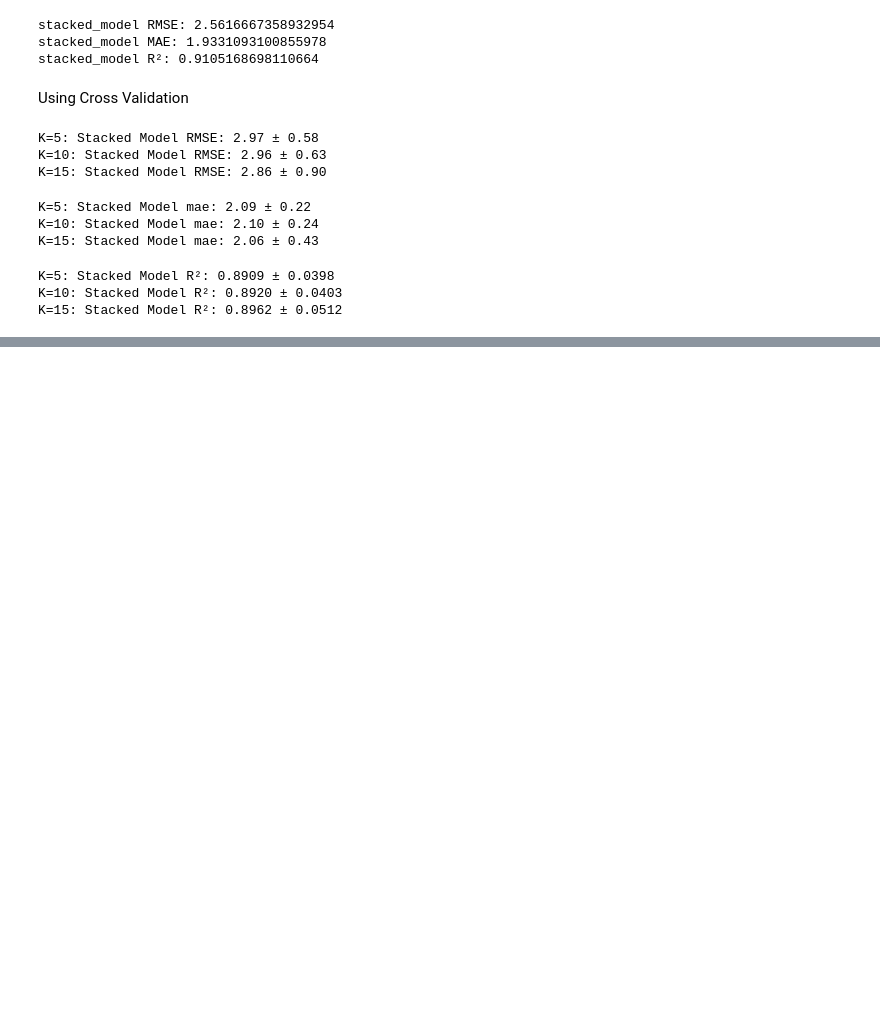
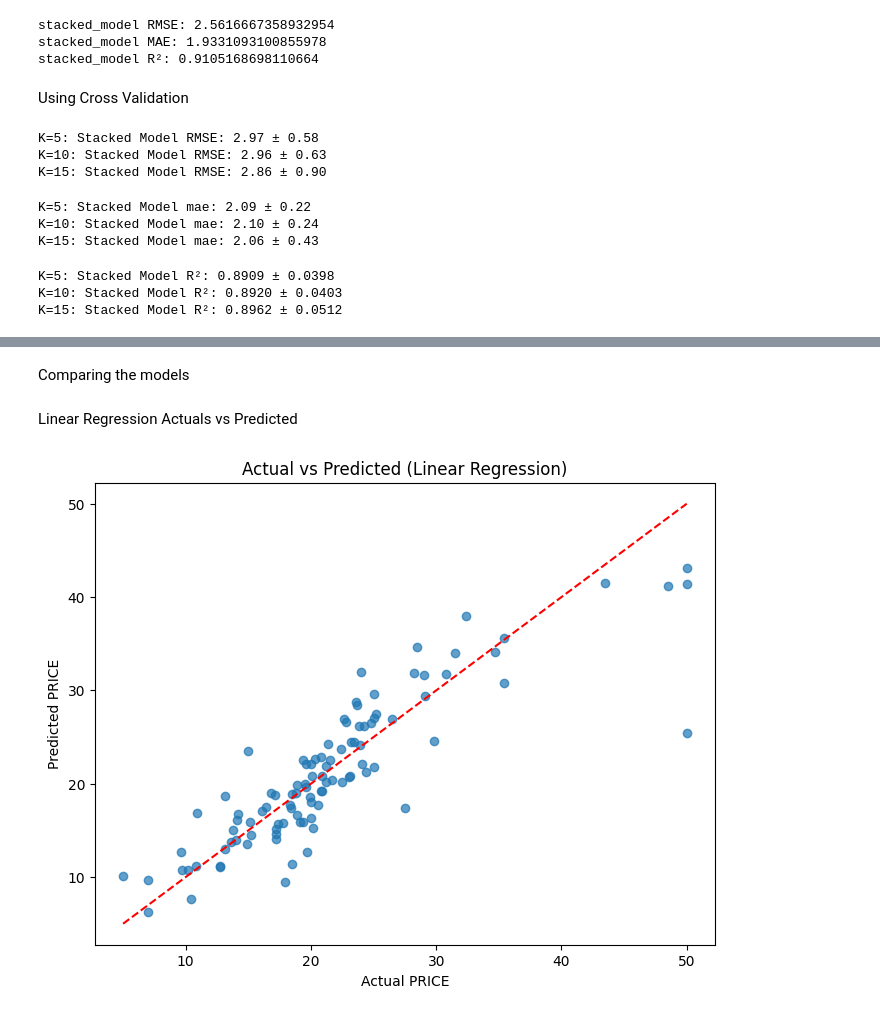
Before and after one commit to Madhesh1602/House-Price-Prediction, a Jupyter notebook: main.ipynb, the cells around one changed output, grey strips where cells are left out. Cells and saved outputs as stored; diff of their text form; code cells hidden in the pictures; blank space fills up the shorter version.

```diff
--- a/main.ipynb
+++ b/main.ipynb
@@ -1305 +1347,3 @@ Stack_Error    20
 Name: count, dtype: int64
+# %% [markdown]
+Comparing the models
@@ -1305,0 +1408,17 @@ Name: count, dtype: int64
+# %% [markdown]
+Linear Regression Actuals vs Predicted
+# %%
+plt.figure(figsize=(8,6))
+
+plt.scatter(y_test, y_pred_lr, alpha=0.7)
+plt.plot([y_test.min(), y_test.max()],
+         [y_test.min(), y_test.max()],
+         'r--')
+
+plt.xlabel("Actual PRICE")
+plt.ylabel("Predicted PRICE")
+plt.title("Actual vs Predicted (Linear Regression)")
+
+plt.show()
+# %% [output]
+[figure, added]
```
Also changed, not shown: parts of 37 cells of this notebook.
